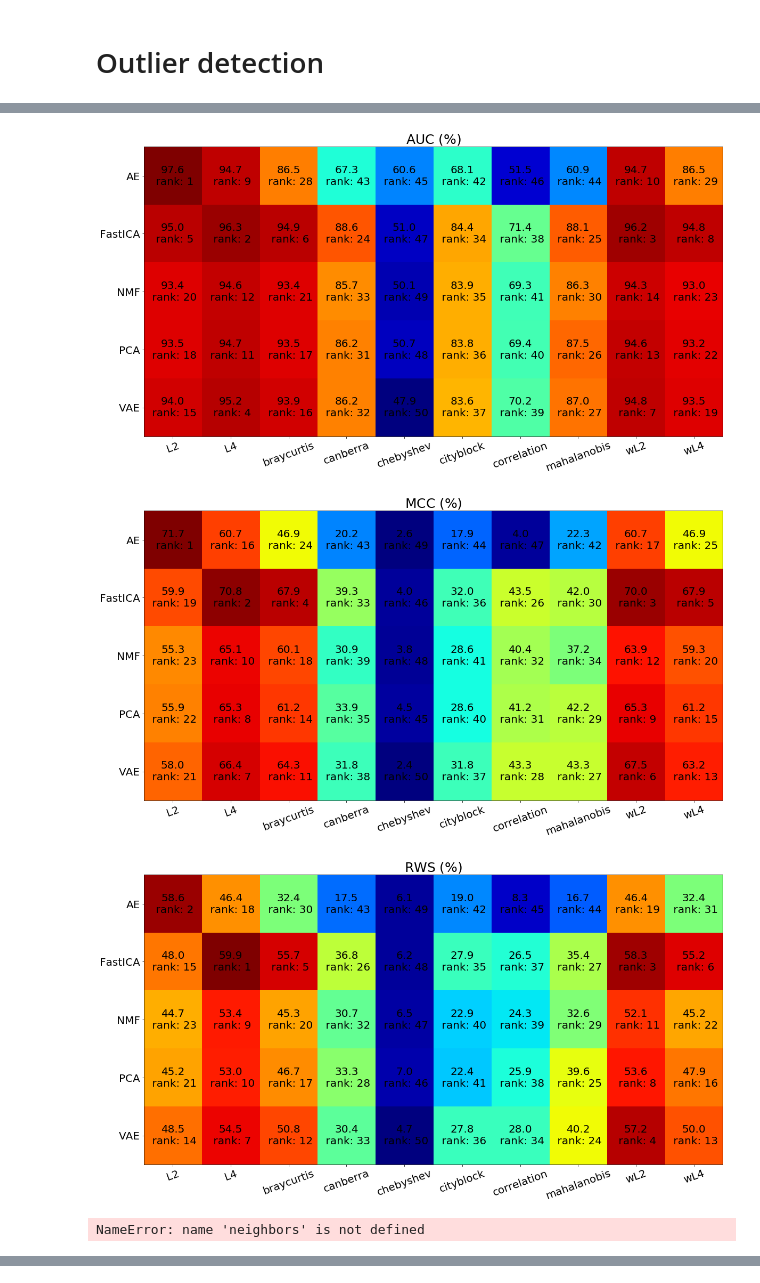
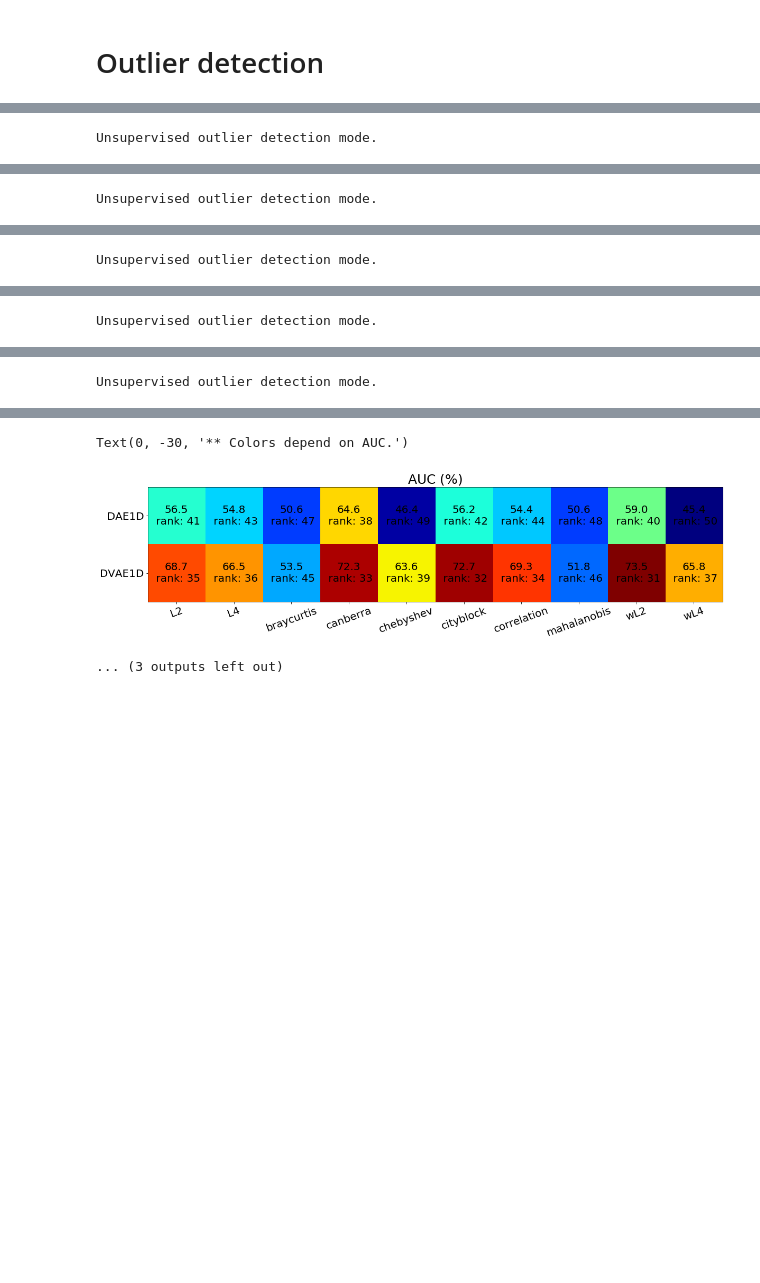
Before and after one commit to vafaei-ar/drama, a Jupyter notebook: notebooks/trial/MNIST.ipynb, the cells around one changed output, grey strips where cells are left out. Saved outputs shown, nothing was run; the diff lists cells and outputs as text; code cells hidden in the pictures; blank space fills up the shorter version.

```diff
--- a/notebooks/trial/MNIST.ipynb
+++ b/notebooks/trial/MNIST.ipynb
@@ -16,8 +20,6 @@ Using TensorFlow backend.
 (x_train, y_train), (x_test, y_test) = mnist.load_data()
 
 image_size = x_train.shape[1]
-x_train = np.reshape(x_train, [-1, image_size*image_size])
-x_test = np.reshape(x_test, [-1, image_size*image_size])
 x_train = x_train.astype('float32') / 255
 x_test = x_test.astype('float32') / 255
 print(x_train.shape, y_train.shape, x_test.shape, y_test.shape)
@@ -51,0 +54,2 @@ X.shape,y.shape
+# %%
+X = np.reshape(X, [-1, image_size*image_size])
@@ -52,16 +70,2 @@ X.shape,y.shape
 # %% [markdown]
 # Outlier detection
-# %%
-n_try = 5
-
-result = []
-for i in range(n_try):
-    auc,mcc,rws,conf = drm.grid_run_drama(X,y)
-    arr = np.stack([auc,mcc,rws],axis=-1)
-    result.append(arr)
-result = np.array(result)
-
-drts = np.unique(conf[:,1])
-metrs = np.unique(conf[:,2])
-
-res = result.reshape(n_try,5,10,-1)
@@ -72,20 +72,27 @@ W1116 12:43:44.204319 140312444520256 training_utils.py:1348] Output dense_6 mis
-# %%
-drm.plot_table(np.mean(res,axis=0),drts,metrs)
-# %% [output]
-[figure, removed]
-[figure, removed]
-[figure, removed]
-# %%
-lof_all = np.zeros((n_try,3))
-ifr_all = np.zeros((n_try,3))
-df = drm.sk_check(X,X,y,[1])
-for i in range(n_try):
-    for j,scr in enumerate(['AUC','MCC','RWS']):
-        lof_all[i,j] = df[scr][0]
-        ifr_all[i,j] = df[scr][1]
-# %% [output]
-NameError: name 'neighbors' is not defined
 # %%
+metrics = ['cityblock', 'L2', 'L4', 'braycurtis', 'canberra', 'chebyshev',
+                        'correlation', 'mahalanobis', 'wL2', 'wL4']
+drt_list = ['DAE1D', 'DVAE1D']
+
+result = []
+for i in range(n_try):
+#     auc,mcc,rws,conf = grid_run_drama(X,y)
+    auc,mcc,rws,conf = grid_run_drama(X,y,
+                                      drt_list=drt_list,
+                                      metrics=metrics,
+                                      n_split=2)
+
+    arr = np.stack([auc,mcc,rws],axis=-1)
+    result.append(arr)
+result = np.array(result)
+
+drts = np.unique(conf[:,1])
+metrs = np.unique(conf[:,2])
+
+res = result.reshape(n_try,len(drt_list),len(metrics),-1)
+
+drm.plot_table(np.mean(res,axis=0),drts,metrs)
+
 auc = np.sum((res[:, :, :, 0].T>lof_all[:, 0]) & (res[:, :, :, 0].T>ifr_all[:, 0]),axis=-1).T
 mcc = np.sum((res[:, :, :, 1].T>lof_all[:, 1]) & (res[:, :, :, 1].T>ifr_all[:, 1]),axis=-1).T
 rws = np.sum((res[:, :, :, 2].T>lof_all[:, 2]) & (res[:, :, :, 2].T>ifr_all[:, 2]),axis=-1).T
@@ -104,11 +111,13 @@ for x in range(width):
                     horizontalalignment='center',
                     verticalalignment='center',fontsize=18);
 
-plt.xticks(range(10),metrs,fontsize=15)
-plt.yticks(range(5), drts,fontsize=15)
+plt.xticks(range(len(metrs)),metrs,fontsize=15)
+plt.yticks(range(len(drts)), drts,fontsize=15)
 
 plt.title('Number of successes (LOF and i-forest) out of 20 data set',fontsize=25)
 plt.annotate('** Colors depend on AUC.', (0,0), (0, -30), xycoords='axes fraction',
              textcoords='offset points', va='top',fontsize=15)
 
 # plt.savefig('AND_success.jpg',dpi=150,bbox_inches='tight')
+# %% [output]
+Unsupervised outlier detection mode.
@@ -114,0 +127 @@ plt.annotate('** Colors depend on AUC.', (0,0), (0, -30), xycoords='axes fractio
+Unsupervised outlier detection mode.
@@ -114,0 +131 @@ plt.annotate('** Colors depend on AUC.', (0,0), (0, -30), xycoords='axes fractio
+Unsupervised outlier detection mode.
@@ -114,0 +135 @@ plt.annotate('** Colors depend on AUC.', (0,0), (0, -30), xycoords='axes fractio
+Unsupervised outlier detection mode.
@@ -114,0 +139 @@ plt.annotate('** Colors depend on AUC.', (0,0), (0, -30), xycoords='axes fractio
+Unsupervised outlier detection mode.
@@ -114,0 +143,3 @@ plt.annotate('** Colors depend on AUC.', (0,0), (0, -30), xycoords='axes fractio
+Text(0, -30, '** Colors depend on AUC.')
+[figure, added]
+... (3 outputs left out)
```
Also changed, not shown: parts of 12 cells of this notebook, 7 other files.
